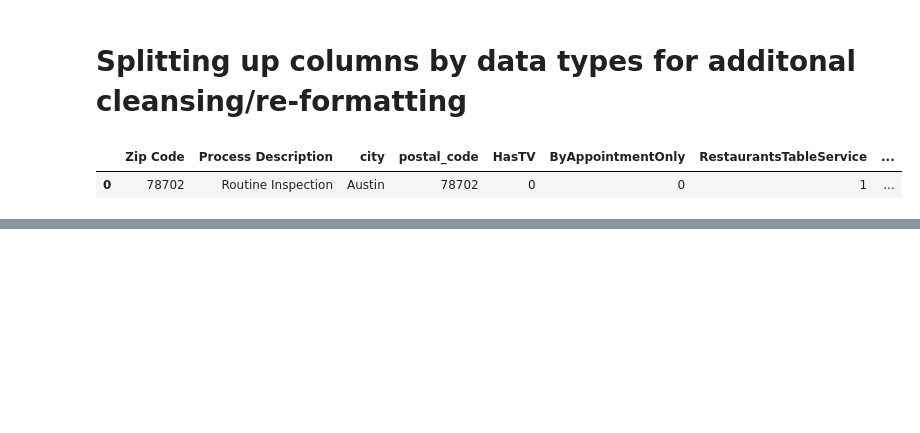
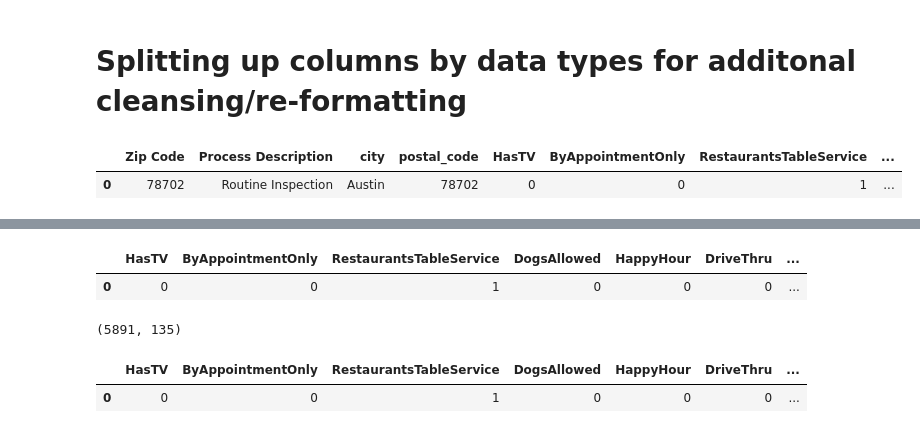
Before and after one commit to ellerybledsoe/Springboard, a Jupyter notebook: Austin Restaurant Inspections_Data Wrangling.ipynb, the cells around one changed output, grey strips where cells are left out. Cells and saved outputs as stored; diff of their text form; code cells hidden in the pictures; blank space fills up the shorter version.

```diff
--- a/Austin Restaurant Inspections_Data Wrangling.ipynb
+++ b/Austin Restaurant Inspections_Data Wrangling.ipynb
@@ -947,0 +830,14 @@ variables ideas:
+# %%
+inspections_reviews_merge0.head(1)
+# %% [output]
+|  | HasTV | ByAppointmentOnly | RestaurantsTableService | DogsAllowed | HappyHour | DriveThru | ... |
+| 0 | 0 | 0 | 1 | 0 | 0 | 0 | ... |
+# %%
+inspections_reviews_merge1 = pd.concat([inspections_reviews_merge0,yelp_dummies.reset_index(drop=True),yelp_unpacked.reset_index(drop=True)],axis=1)
+#inspections_reviews_merge1.info()
+print(inspections_reviews_merge1.shape)
+inspections_reviews_merge1.head(1)
+# %% [output]
+(5891, 135)
+|  | HasTV | ByAppointmentOnly | RestaurantsTableService | DogsAllowed | HappyHour | DriveThru | ... |
+| 0 | 0 | 0 | 1 | 0 | 0 | 0 | ... |
```
Also changed, not shown: parts of 43 cells of this notebook.
